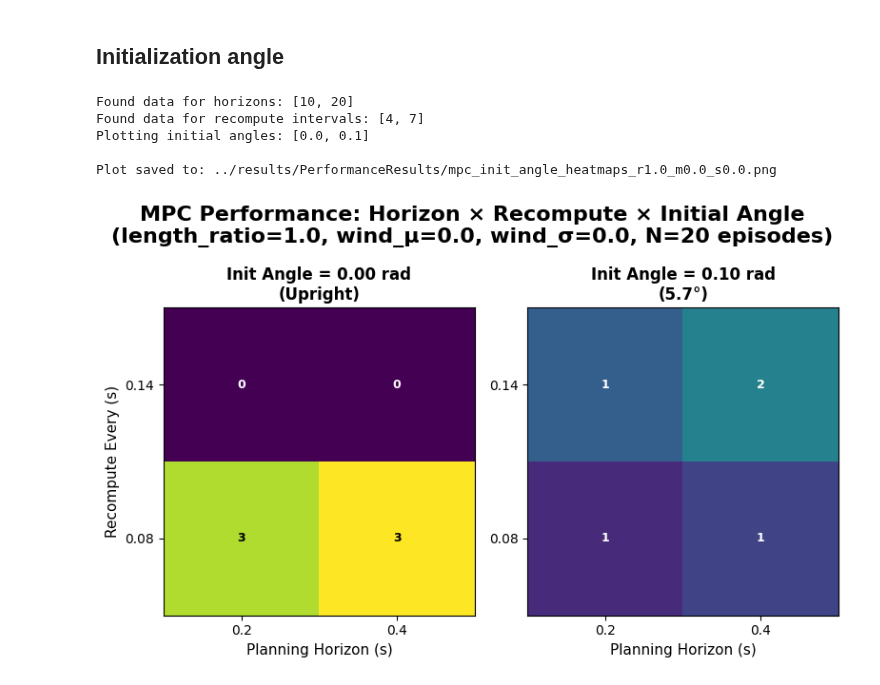
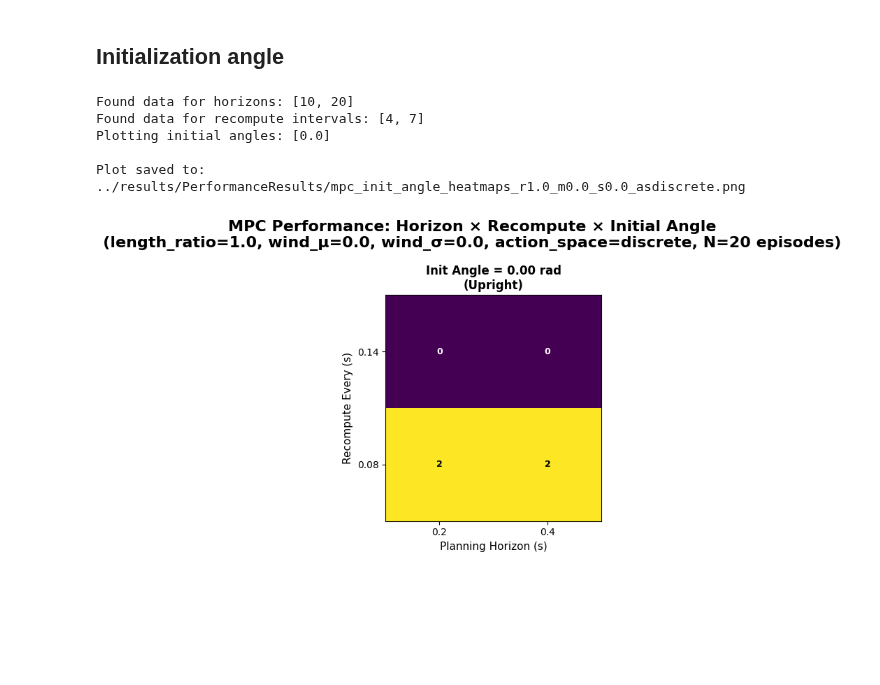
Before and after one commit to jtbuch/mpc_dojo, a Jupyter notebook: cartpole_optimization/notebooks/Cartpole_Control.ipynb, the cells around one changed output. Cells and saved outputs as stored; diff of their text form; code cells hidden in the pictures; blank space fills up the shorter version.

```diff
--- a/cartpole_optimization/notebooks/Cartpole_Control.ipynb
+++ b/cartpole_optimization/notebooks/Cartpole_Control.ipynb
@@ -85,15 +87,16 @@ Plot saved to: ../results/PerformanceResults/mpc_wind_mu_heatmaps_r1.0_s0.0_iang
 # %%
 # Create heatmaps for different initial angles
 plot_init_angle_heatmaps(
-    # init_angles=[0.0, 0.1],
-    # length_ratio=1.0,
-    # wind_mu=0.0,
-    # wind_sigma=0.0
+    init_angles=[0.0, 0.1],
+    length_ratio=1.0,
+    wind_mu=0.0,
+    wind_sigma=0.0,
+    action_space='discrete',
 )
 # %% [output]
 Found data for horizons: [10, 20]
 Found data for recompute intervals: [4, 7]
-Plotting initial angles: [0.0, 0.1]
+Plotting initial angles: [0.0]
 
-Plot saved to: ../results/PerformanceResults/mpc_init_angle_heatmaps_r1.0_m0.0_s0.0.png
+Plot saved to: ../results/PerformanceResults/mpc_init_angle_heatmaps_r1.0_m0.0_s0.0_asdiscrete.png
-[figure, old version]
+[figure, new version]
```
Also changed, not shown: parts of 3 cells of this notebook, 3 other files.
